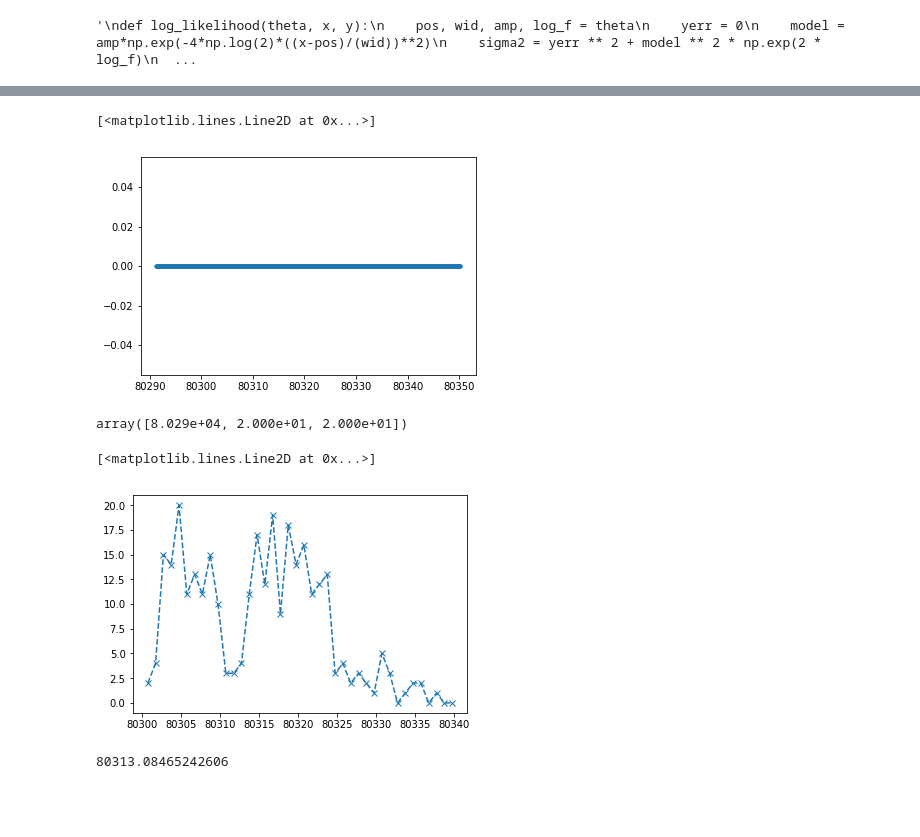
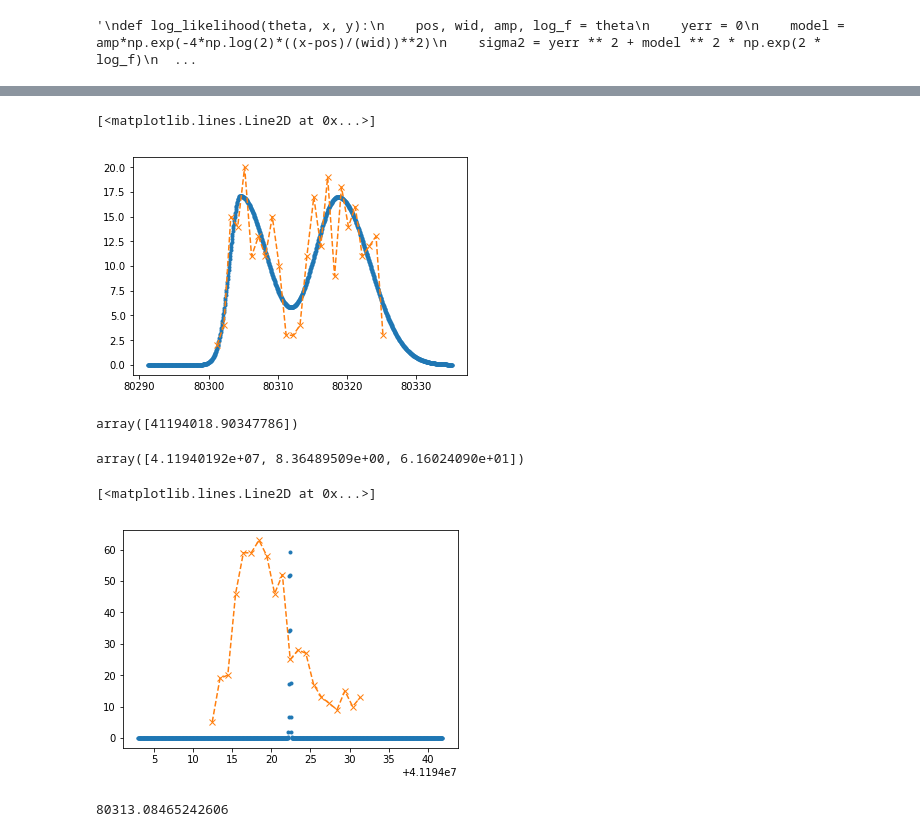
Before and after one commit to ka-til/P-ONE_NuTau, a Jupyter notebook: BiGauss/likelihood_fit.ipynb, the cells around one changed output, grey strips where cells are left out. Drawn from its saved outputs; the diff is of its cells as text; code cells hidden in the pictures; blank space fills up the shorter version.

```diff
--- a/BiGauss/likelihood_fit.ipynb
+++ b/BiGauss/likelihood_fit.ipynb
@@ -72,6 +72,7 @@ Finding OM Positions and time residuals
 new Frame
 Finding OM Positions and time residuals
 # %%
-bins = np.arange(min(timeArrival_t), min(timeArrival_t)+11, 1)
+bins = np.arange(min(timeArrival_t), min(timeArrival_t)+26, 1)
 num, bin_edges, _ = plt.hist(timeArrival_t, bins=bins, histtype='step')
+plt.title('Tau')
 # %% [output]
@@ -118,21 +169,29 @@ y = gaussian(x, soln.x[0], soln.x[1], soln.x[2])
 # %%
 plt.plot(x, y, '.')
+plt.plot(bin_centers, num, '--x')
 # %% [output]
 [<matplotlib.lines.Line2D at 0x...>]
-[figure, old version]
+[figure, new version]
 # %%
-
 popt, pcov = scipy.optimize.curve_fit(gaussian, xdata=bin_centers, ydata=num,
-                                      p0 = (80290, 20, 20),  sigma=np.sqrt(num), absolute_sigma=True)
+                                      p0 = (41194018.90347786+10, 10, 200), absolute_sigma=True)
+# %%
+bin_centers[num == max(num)]
+# %% [output]
+array([41194018.90347786])
 # %%
 popt
 # %% [output]
-array([8.029e+04, 2.000e+01, 2.000e+01])
+array([4.11940192e+07, 8.36489509e+00, 6.16024090e+01])
+# %%
+x1 = np.linspace(min(bin_centers)-10, max(bin_centers)+10, 1000)
+y1 = gaussian(x, popt[0], popt[1], popt[2])
 # %%
+plt.plot(x1, y1, '.')
 plt.plot(bin_edges[:-1], num, '--x')
 # %% [output]
 [<matplotlib.lines.Line2D at 0x...>]
-[figure, old version]
+[figure, new version]
 # %%
 sc.signal.find_peaks_cwt?
 # %%
```
Also changed, not shown: parts of 6 cells of this notebook.
